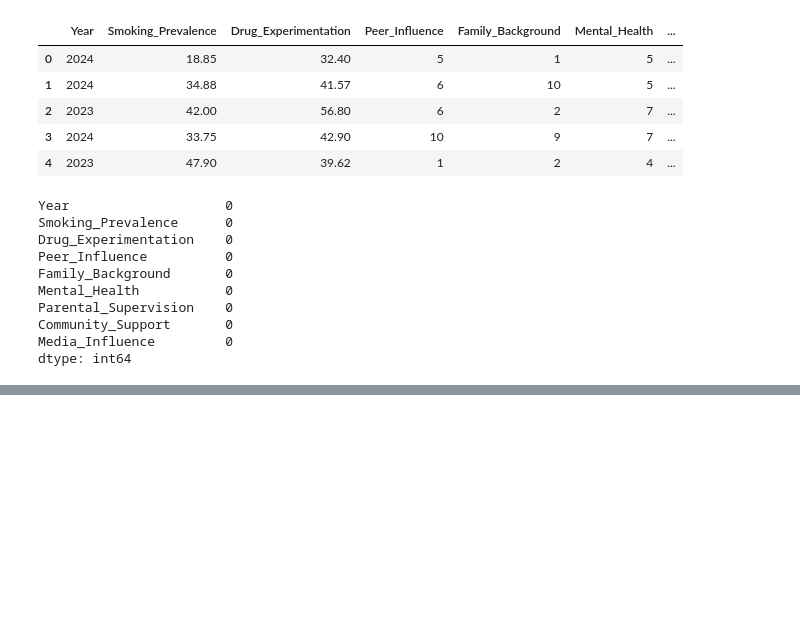
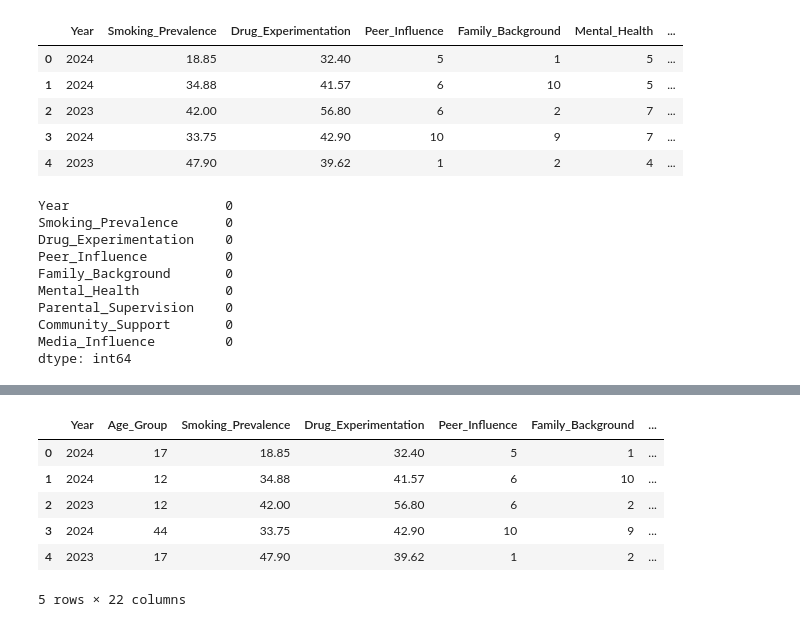
Before and after one commit to victoriamuinde07/Youth-drug-Abuse-model, a Jupyter notebook: index.ipynb, the cells around one changed output, grey strips where cells are left out. Drawn from its saved outputs; the diff is of its cells as text; code cells hidden in the pictures; blank space fills up the shorter version.

```diff
--- a/index.ipynb
+++ b/index.ipynb
@@ -416,0 +501,16 @@ dtype: int64
+# %%
+
+
+# Define a function to convert age ranges to integers
+def convert_age_group_to_int(age_group):
+    if '+' in age_group:
+        return int(age_group.replace('+', ''))  # For age group like '80+'
+    else:
+        # Split the range and take the average
+        start, end = map(int, age_group.split('-'))
+        return (start + end) // 2  # Integer midpoint
+
+# Apply the conversion function to the Age_Group column
+df['Age_Group'] = df['Age_Group'].apply(convert_age_group_to_int)
+
+df.info()
@@ -416,0 +544,9 @@ dtype: int64
+# %%
+# Assuming df is your DataFrame and these are the categorical columns to one-hot encode
+categorical_columns = ['Gender', 'Socioeconomic_Status', 'School_Programs', 'Access_to_Counseling', 'Substance_Education']
+
+# Apply one-hot encoding directly to df, using pd.get_dummies() and update df with new columns
+df = pd.get_dummies(df, columns=categorical_columns, drop_first=False,dtype='int')
+
+# This will overwrite df with the one-hot encoded columns included
+df.info()
@@ -416,0 +571,10 @@ dtype: int64
+# %%
+df.head()
+# %% [output]
+|  | Year | Age_Group | Smoking_Prevalence | Drug_Experimentation | Peer_Influence | Family_Background | ... |
+| 0 | 2024 | 17 | 18.85 | 32.40 | 5 | 1 | ... |
+| 1 | 2024 | 12 | 34.88 | 41.57 | 6 | 10 | ... |
+| 2 | 2023 | 12 | 42.00 | 56.80 | 6 | 2 | ... |
+| 3 | 2024 | 44 | 33.75 | 42.90 | 10 | 9 | ... |
+| 4 | 2023 | 17 | 47.90 | 39.62 | 1 | 2 | ... |
+5 rows × 22 columns
```
Also changed, not shown: parts of 9 cells of this notebook.
